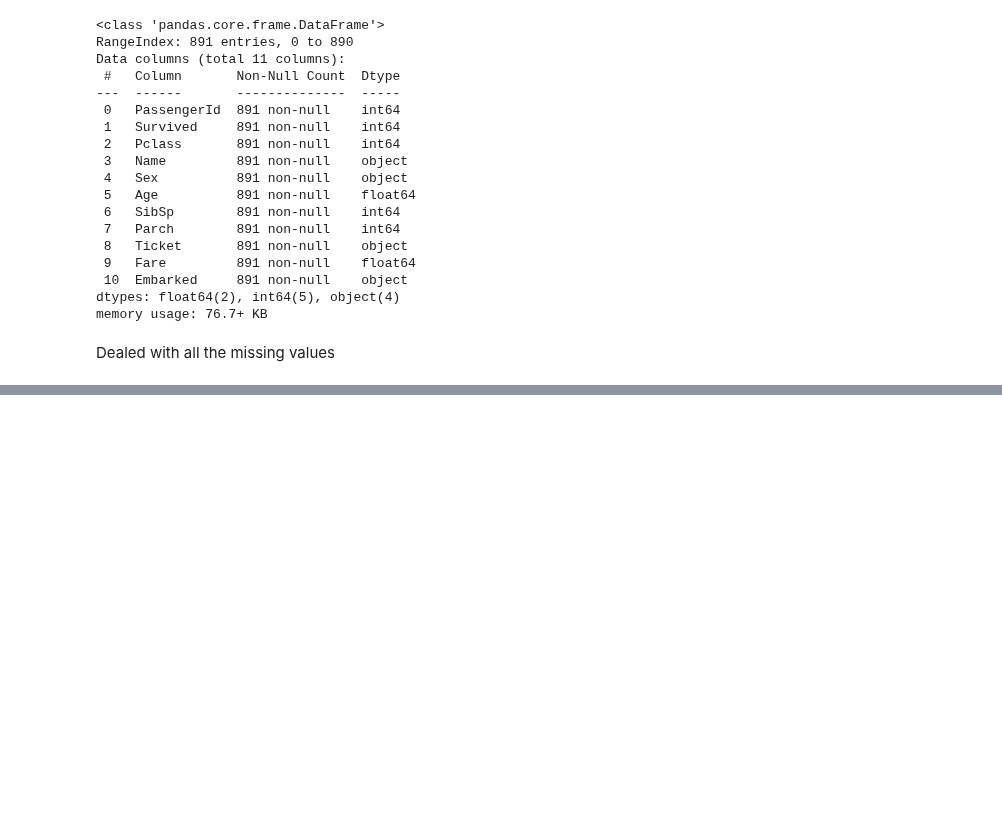
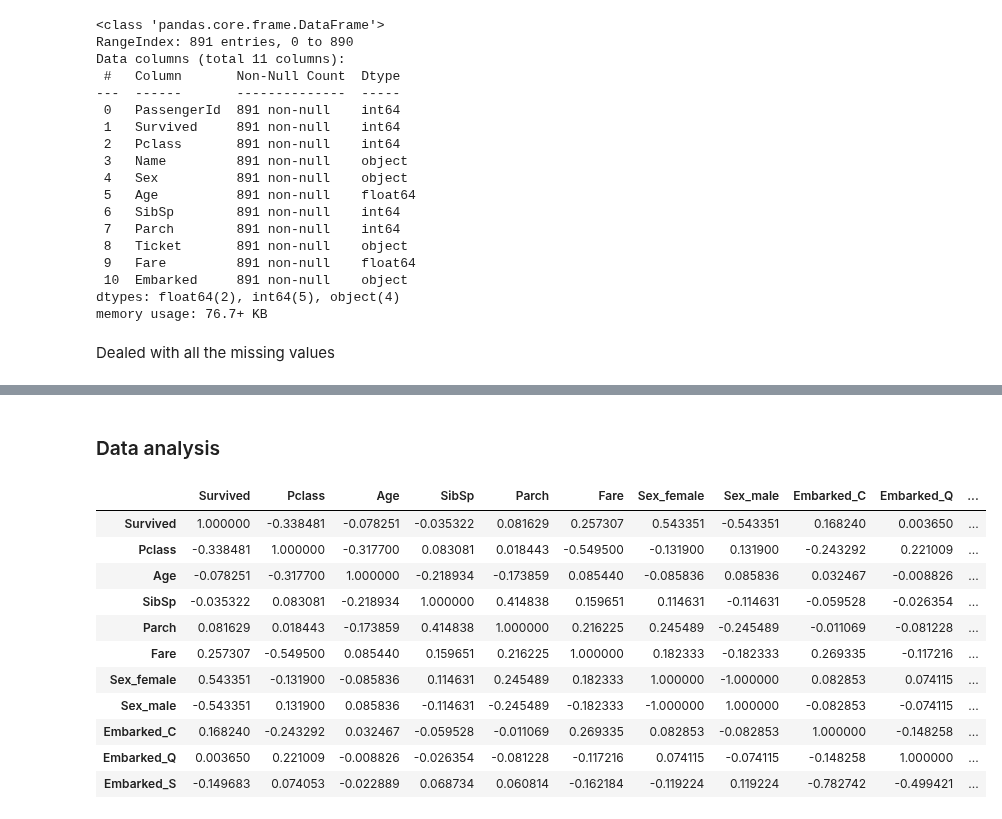
Before and after one commit to ArunNegi112/Machine_Learning, a Jupyter notebook: 3_Classification/4_Titanic.ipynb, the cells around one changed output, grey strips where cells are left out. Drawn from its saved outputs; the diff is of its cells as text; code cells hidden in the pictures; blank space fills up the shorter version.

```diff
--- a/3_Classification/4_Titanic.ipynb
+++ b/3_Classification/4_Titanic.ipynb
@@ -140,0 +216,17 @@ Dealed with all the missing values
+# %% [markdown]
+### Data analysis
+# %%
+data.corr()
+# %% [output]
+|  | Survived | Pclass | Age | SibSp | Parch | Fare | Sex_female | Sex_male | Embarked_C | Embarked_Q | ... |
+| Survived | 1.000000 | -0.338481 | -0.078251 | -0.035322 | 0.081629 | 0.257307 | 0.543351 | -0.543351 | 0.168240 | 0.003650 | ... |
+| Pclass | -0.338481 | 1.000000 | -0.317700 | 0.083081 | 0.018443 | -0.549500 | -0.131900 | 0.131900 | -0.243292 | 0.221009 | ... |
+| Age | -0.078251 | -0.317700 | 1.000000 | -0.218934 | -0.173859 | 0.085440 | -0.085836 | 0.085836 | 0.032467 | -0.008826 | ... |
+| SibSp | -0.035322 | 0.083081 | -0.218934 | 1.000000 | 0.414838 | 0.159651 | 0.114631 | -0.114631 | -0.059528 | -0.026354 | ... |
+| Parch | 0.081629 | 0.018443 | -0.173859 | 0.414838 | 1.000000 | 0.216225 | 0.245489 | -0.245489 | -0.011069 | -0.081228 | ... |
+| Fare | 0.257307 | -0.549500 | 0.085440 | 0.159651 | 0.216225 | 1.000000 | 0.182333 | -0.182333 | 0.269335 | -0.117216 | ... |
+| Sex_female | 0.543351 | -0.131900 | -0.085836 | 0.114631 | 0.245489 | 0.182333 | 1.000000 | -1.000000 | 0.082853 | 0.074115 | ... |
+| Sex_male | -0.543351 | 0.131900 | 0.085836 | -0.114631 | -0.245489 | -0.182333 | -1.000000 | 1.000000 | -0.082853 | -0.074115 | ... |
+| Embarked_C | 0.168240 | -0.243292 | 0.032467 | -0.059528 | -0.011069 | 0.269335 | 0.082853 | -0.082853 | 1.000000 | -0.148258 | ... |
+| Embarked_Q | 0.003650 | 0.221009 | -0.008826 | -0.026354 | -0.081228 | -0.117216 | 0.074115 | -0.074115 | -0.148258 | 1.000000 | ... |
+| Embarked_S | -0.149683 | 0.074053 | -0.022889 | 0.068734 | 0.060814 | -0.162184 | -0.119224 | 0.119224 | -0.782742 | -0.499421 | ... |
```
Also changed, not shown: parts of 12 cells of this notebook.
